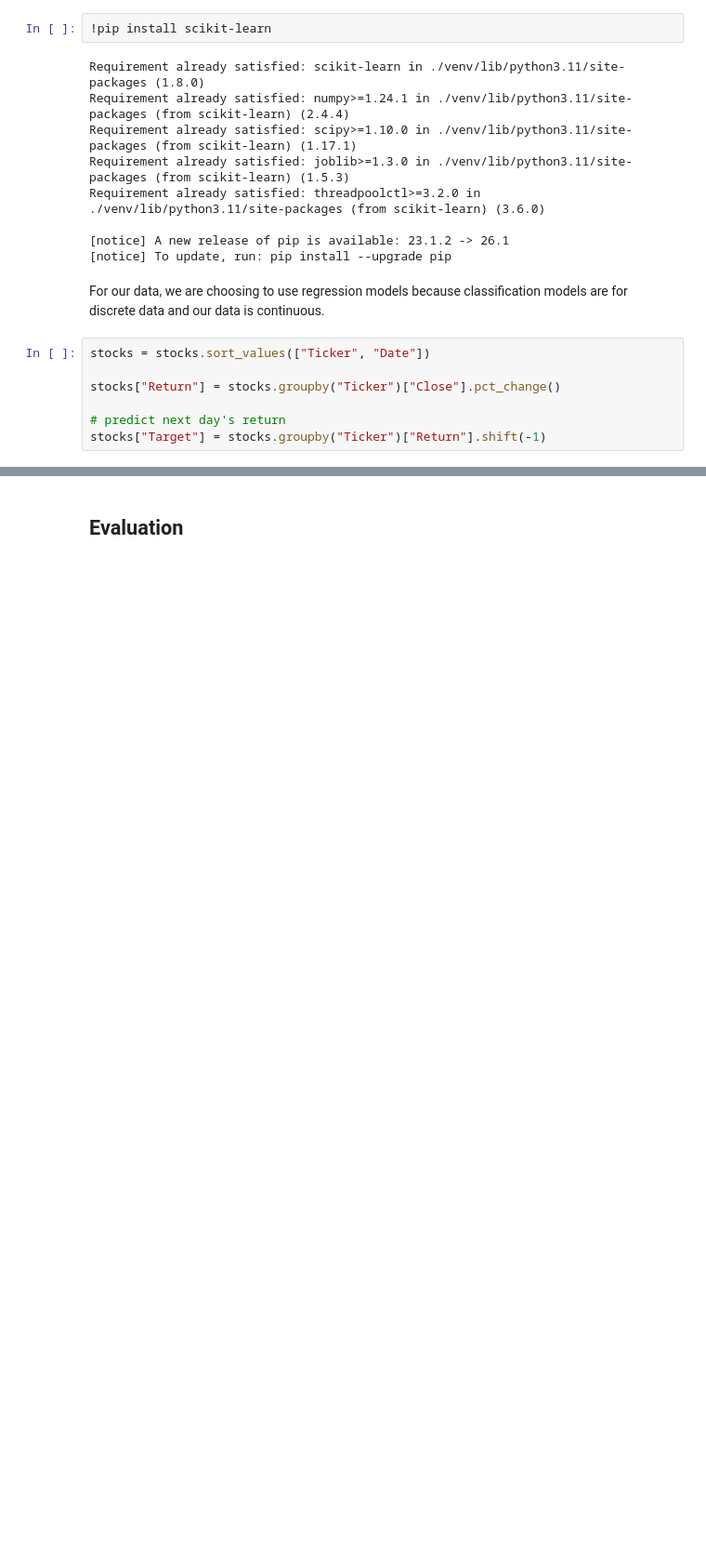
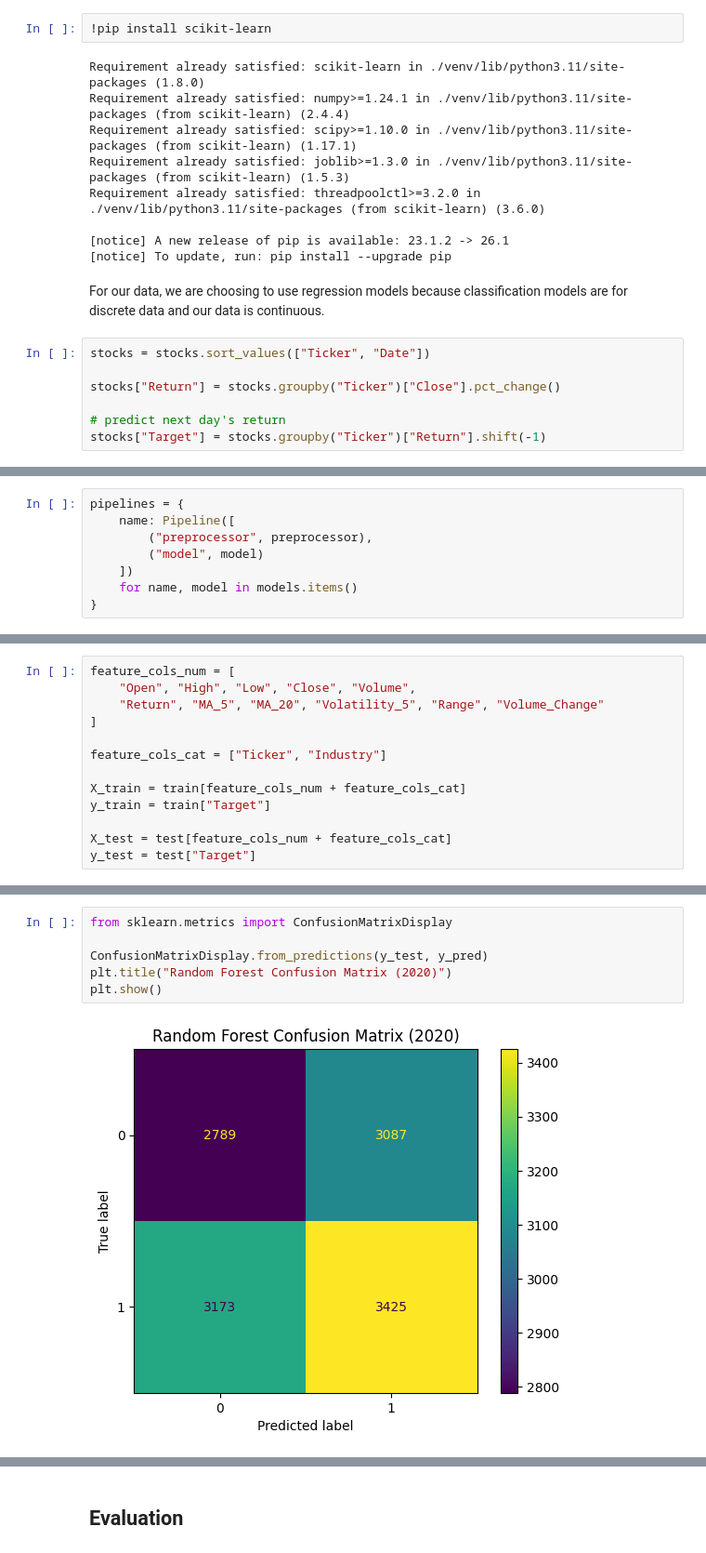
Before and after one commit to CS133-DataVisualization/term-project-stocksuccess, a Jupyter notebook: Stock Success.ipynb, the cells around one changed output, grey strips where cells are left out. Shown at 93% size. Drawn from its saved outputs; the diff is of its cells as text; blank space fills up the shorter version.

```diff
--- a/Stock Success.ipynb
+++ b/Stock Success.ipynb
@@ -294,0 +278,8 @@ print(industry_perf)
+# %%
+pipelines = {
+    name: Pipeline([
+        ("preprocessor", preprocessor),
+        ("model", model)
+    ])
+    for name, model in models.items()
+}
@@ -294,0 +352,13 @@ print(industry_perf)
+# %%
+feature_cols_num = [
+    "Open", "High", "Low", "Close", "Volume",
+    "Return", "MA_5", "MA_20", "Volatility_5", "Range", "Volume_Change"
+]
+
+feature_cols_cat = ["Ticker", "Industry"]
+
+X_train = train[feature_cols_num + feature_cols_cat]
+y_train = train["Target"]
+
+X_test = test[feature_cols_num + feature_cols_cat]
+y_test = test["Target"]
@@ -294,0 +432,8 @@ print(industry_perf)
+# %%
+from sklearn.metrics import ConfusionMatrixDisplay
+
+ConfusionMatrixDisplay.from_predictions(y_test, y_pred)
+plt.title("Random Forest Confusion Matrix (2020)")
+plt.show()
+# %% [output]
+[figure, added]
```
Also changed, not shown: parts of 27 cells of this notebook.
